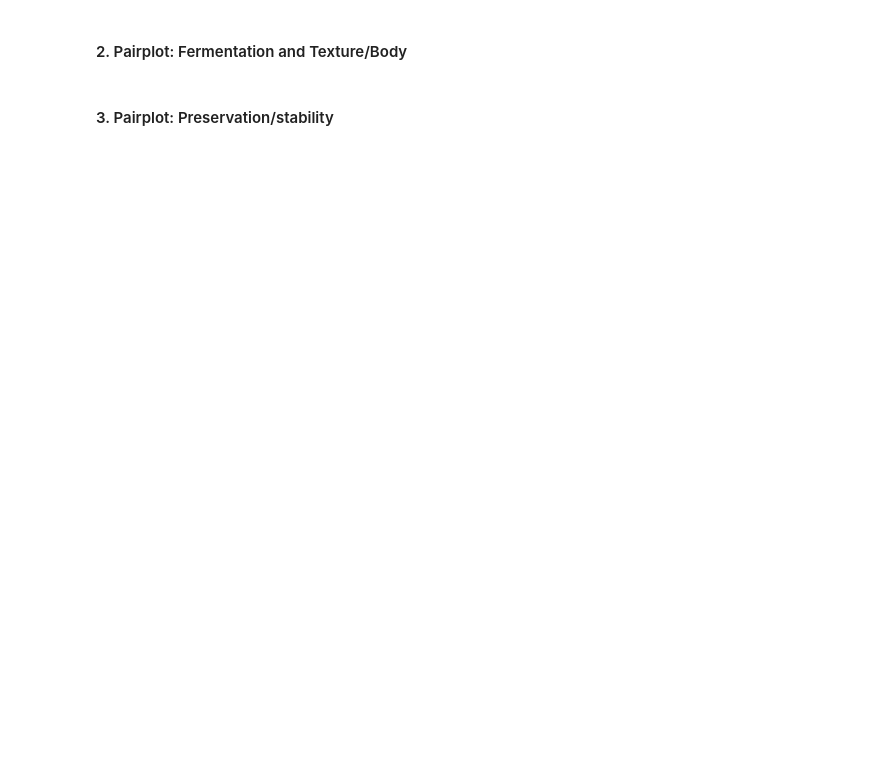
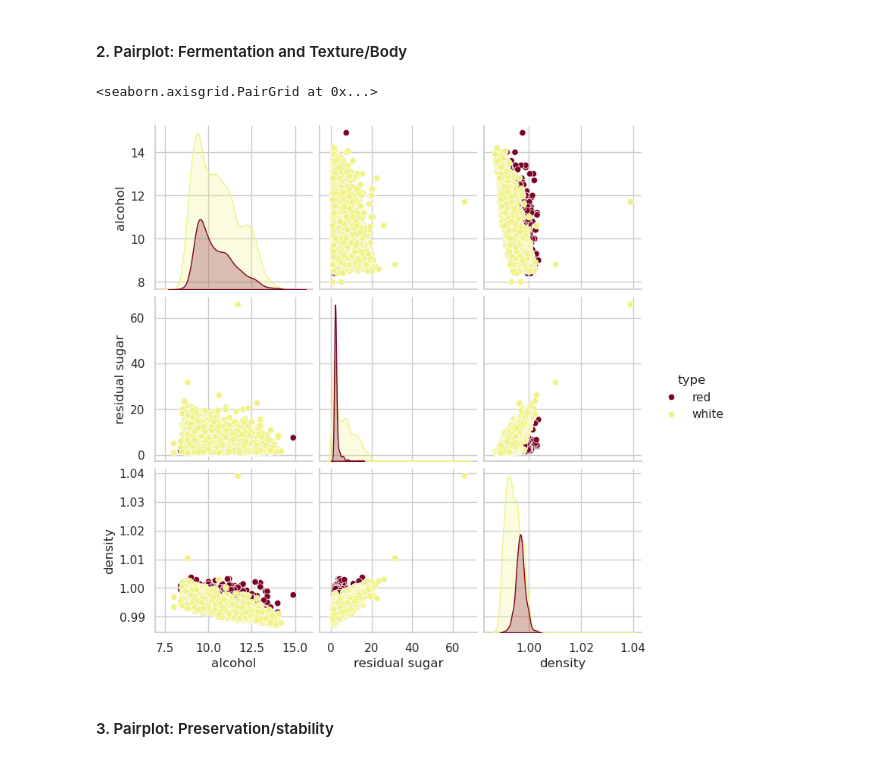
Before and after one commit to kibindy/ML_1_k-nn, a Jupyter notebook: v3 Wine EDA.ipynb, the cells around one changed output. Saved outputs shown, nothing was run; the diff lists cells and outputs as text; code cells hidden in the pictures; blank space fills up the shorter version.

```diff
--- a/v3 Wine EDA.ipynb
+++ b/v3 Wine EDA.ipynb
@@ -211,4 +218,9 @@ dtype: bool
 # %% [markdown]
 #### 2. Pairplot: Fermentation and Texture/Body
+# %%
+sns.pairplot(df, vars=['alcohol', 'residual sugar', 'density'], hue='type', palette={'red': '#7B0323', 'white': '#F1F285'})
+# %% [output]
+<seaborn.axisgrid.PairGrid at 0x...>
+[figure, added]
 # %% [markdown]
 #### 3. Pairplot: Preservation/stability
```
Also changed, not shown: parts of 11 cells of this notebook, 1 other file.
